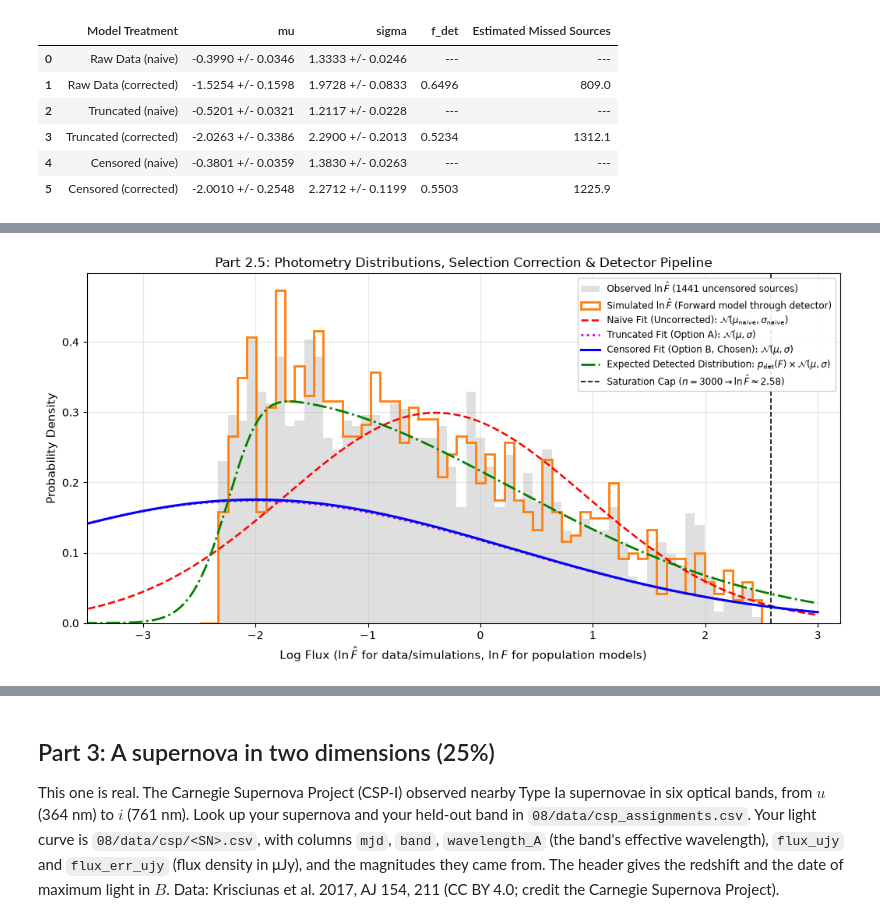
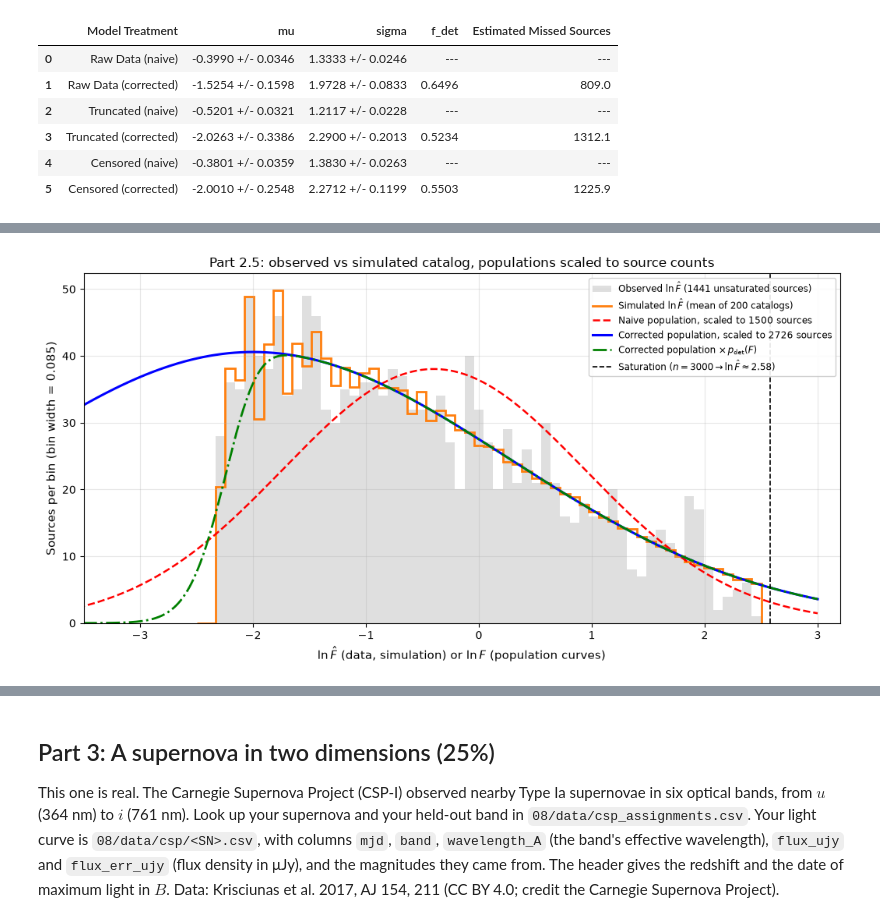
Before and after one commit to AustinMathison/ast457_2026_Fall, a Jupyter notebook: submissions/ahuwer2/lab08.ipynb, the cells around one changed output, grey strips where cells are left out. Drawn from its saved outputs; the diff is of its cells as text; code cells hidden in the pictures.

```diff
--- a/submissions/ahuwer2/lab08.ipynb
+++ b/submissions/ahuwer2/lab08.ipynb
@@ -508,62 +510,68 @@ display(comp_table)
 | 4 | Censored (naive) | -0.3801 +/- 0.0359 | 1.3830 +/- 0.0263 | --- | --- |
 | 5 | Censored (corrected) | -2.0010 +/- 0.2548 | 2.2712 +/- 0.1199 | 0.5503 | 1225.9 |
 # %%
-# ==============================================================================
-# Final Diagnostic Plot: Distributions, Selection, and Pipeline Check
-# ==============================================================================
-# Extract parameters from the chosen model (Option B: Censored + Corrected)
-mu_best = fits['Censored (corrected)']['mu']
-sig_best = fits['Censored (corrected)']['sig']
+# =============================================================================
+# Final Diagnostic Plot: Distributions, Selection, and Pipeline Check (counts per bin)
+# =============================================================================
+# Parameters from the chosen model (censored + corrected)
+mu_best    = fits['Censored (corrected)']['mu']
+sig_best   = fits['Censored (corrected)']['sig']
 f_det_best = fits['Censored (corrected)']['f_det']
+N_tot_best = int(np.round(fits['Censored (corrected)']['N_tot']))
 
-# Defined explicitly here:
-N_tot_cens = fits['Censored (corrected)']['N_tot']
-N_tot_best = int(np.round(N_tot_cens))
+mu_n, sig_n = fits['Raw Data (naive)']['mu'], fits['Raw Data (naive)']['sig']
 
-# Observed ln(F_hat) for uncensored data (n < 3000)
+# Observed ln(F_hat) for the unsaturated sources
 lnF_hat_obs = np.log((n[~is_sat] - nu) / eps)
 
-# Forward simulation through the actual pipeline
+# Binning shared by everything
+bins = np.linspace(-2.5, 2.5, 60)
+w = bins[1] - bins[0]
+lnF_axis = np.linspace(-4, 3, 500)
+
+# Forward simulation through the actual pipeline, averaged over many catalogs
+NREP = 200
 rng = np.random.default_rng(2026)
-sim_true_lnF = rng.normal(mu_best, sig_best, size=N_tot_best)
-sim_counts_raw = rng.poisson(eps * np.exp(sim_true_lnF) + nu)
+sim_counts_per_bin = np.zeros(len(bins) - 1)
+n_det_sim = []
+for _ in range(NREP):
+    lnF_true = rng.normal(mu_best, sig_best, size=N_tot_best)   # N_tot stays at the fitted value
+    raw = rng.poisson(eps * np.exp(lnF_true) + nu)
+    det = raw[raw > n_th]                                        # detector: n > 32
+    n_det_sim.append(len(det))
+    unsat = det[det < 3000]                                      # saturated sources have no ln F-hat
+    sim_counts_per_bin += np.histogram(np.log((unsat - nu) / eps), bins=bins)[0]
+sim_counts_per_bin /= NREP                                       # mean sources per bin per catalog
+print(f"mean detected per simulated catalog: {np.mean(n_det_sim):.0f} +/- {np.std(n_det_sim):.0f}  "
+      f"(real catalog: {N_det})")
 
-# Detector threshold (n > 32) and saturation cap (min(n, 3000))
-sim_detected = sim_counts_raw > n_th
-sim_counts_detected = np.minimum(sim_counts_raw[sim_detected], 3000)
-sim_lnF_hat = np.log((sim_counts_detected[sim_counts_detected < 3000] - nu) / eps)
+# Figure
+fig, ax = plt.subplots(figsize=(10.5, 5.5))
 
-# Setup Figure
-fig, ax = plt.subplots(figsize=(10.5, 5.5))
-bins = np.linspace(-2.5, 2.5, 60)
+# 1. Observed catalog (counts per bin, saturated sources excluded)
+ax.hist(lnF_hat_obs, bins=bins, histtype='stepfilled', alpha=0.25, color='gray',
+        label=f'Observed $\\ln\\hat{{F}}$ ({len(lnF_hat_obs)} unsaturated sources)')
 
-# 1. Observed catalog distribution
-ax.hist(lnF_hat_obs, bins=bins, density=True, histtype='stepfilled',
-        alpha=0.25, color='gray', label=f'Observed $\\ln\\hat{{F}}$ ({len(lnF_hat_obs)} uncensored sources)')
+# 2. Simulated catalogs through the detector (mean of NREP, same scale as the data)
+ax.stairs(sim_counts_per_bin, bins, lw=2, color='C1',
+          label=f'Simulated $\\ln\\hat{{F}}$ (mean of {NREP} catalogs)')
 
-# 2. Forward simulated distribution through detector pipeline
-ax.hist(sim_lnF_hat, bins=bins, density=True, histtype='step', lw=2,
-        color='C1', label='Simulated $\\ln\\hat{{F}}$ (Forward model through detector)')
-
-# 3. Analytic population & selection curves
-lnF_axis = np.linspace(-4, 3, 500)
-ax.plot(lnF_axis, stats.norm.pdf(lnF_axis, fits['Raw Data (naive)']['mu'], fits['Raw Data (naive)']['sig']),
-        'r--', lw=1.8, label=r'Naive Fit (Uncorrected): $\mathcal{N}(\mu_{\rm naive}, \sigma_{\rm naive})$')
-ax.plot(lnF_axis, stats.norm.pdf(lnF_axis, fits['Truncated (corrected)']['mu'], fits['Truncated (corrected)']['sig']),
-        'm:', lw=2.0, label=r'Truncated Fit (Option A): $\mathcal{N}(\mu, \sigma)$')
-ax.plot(lnF_axis, stats.norm.pdf(lnF_axis, mu_best, sig_best),
-        'b-', lw=2.2, label=r'Censored Fit (Option B, Chosen): $\mathcal{N}(\mu, \sigma)$')
-ax.plot(lnF_axis, (P_det(np.exp(lnF_axis)) * stats.norm.pdf(lnF_axis, mu_best, sig_best)) / f_det_best,
-        'g-.', lw=2.0, label=r'Expected Detected Distribution: $p_{\rm det}(F) \times \mathcal{N}(\mu, \sigma)$')
+# 3. Population curves scaled to numbers of sources per bin
+ax.plot(lnF_axis, N_det * stats.norm.pdf(lnF_axis, mu_n, sig_n) * w, 'r--', lw=1.8,
+        label=f'Naive population, scaled to {N_det} sources')
+ax.plot(lnF_axis, N_tot_best * stats.norm.pdf(lnF_axis, mu_best, sig_best) * w, 'b-', lw=2.2,
+        label=f'Corrected population, scaled to {N_tot_best} sources')
+ax.plot(lnF_axis, N_tot_best * P_det(np.exp(lnF_axis)) * stats.norm.pdf(lnF_axis, mu_best, sig_best) * w,
+        'g-.', lw=2, label=r'Corrected population $\times\,p_{\rm det}(F)$')
 
 # Saturation line
-ax.axvline(np.log((3000 - nu) / eps), color='black', ls='--', lw=1.2,
-           label=r'Saturation Cap ($n = 3000 \rightarrow \ln\hat{F} \approx 2.58$)')
+ax.axvline(np.log((3000 - nu) / eps), color='k', ls='--', lw=1.2,
+           label=r'Saturation ($n=3000 \rightarrow \ln\hat{F}\approx 2.58$)')
 
 ax.set_xlim(-3.5, 3.2)
-ax.set_xlabel(r'Log Flux ($\ln\hat{F}$ for data/simulations, $\ln F$ for population models)', fontsize=11)
-ax.set_ylabel('Probability Density', fontsize=11)
-ax.set_title(r'Part 2.5: Photometry Distributions, Selection Correction & Detector Pipeline', fontsize=12)
+ax.set_xlabel(r'$\ln\hat{F}$ (data, simulation) or $\ln F$ (population curves)', fontsize=11)
+ax.set_ylabel(f'Sources per bin (bin width = {w:.3f})', fontsize=11)
+ax.set_title('Part 2.5: observed vs simulated catalog, populations scaled to source counts', fontsize=12)
 ax.legend(loc='upper right', fontsize=8.5, framealpha=0.9)
 ax.grid(True, alpha=0.3)
 plt.tight_layout()
@@ -572,4 +581,4 @@ plt.show()
-[figure, old version]
+[figure, new version]
 # %% [markdown]
 **ANSWER (the two fits, f_det and the number missed, then the explanation):**
 
```
Also changed, not shown: parts of 9 cells of this notebook.
